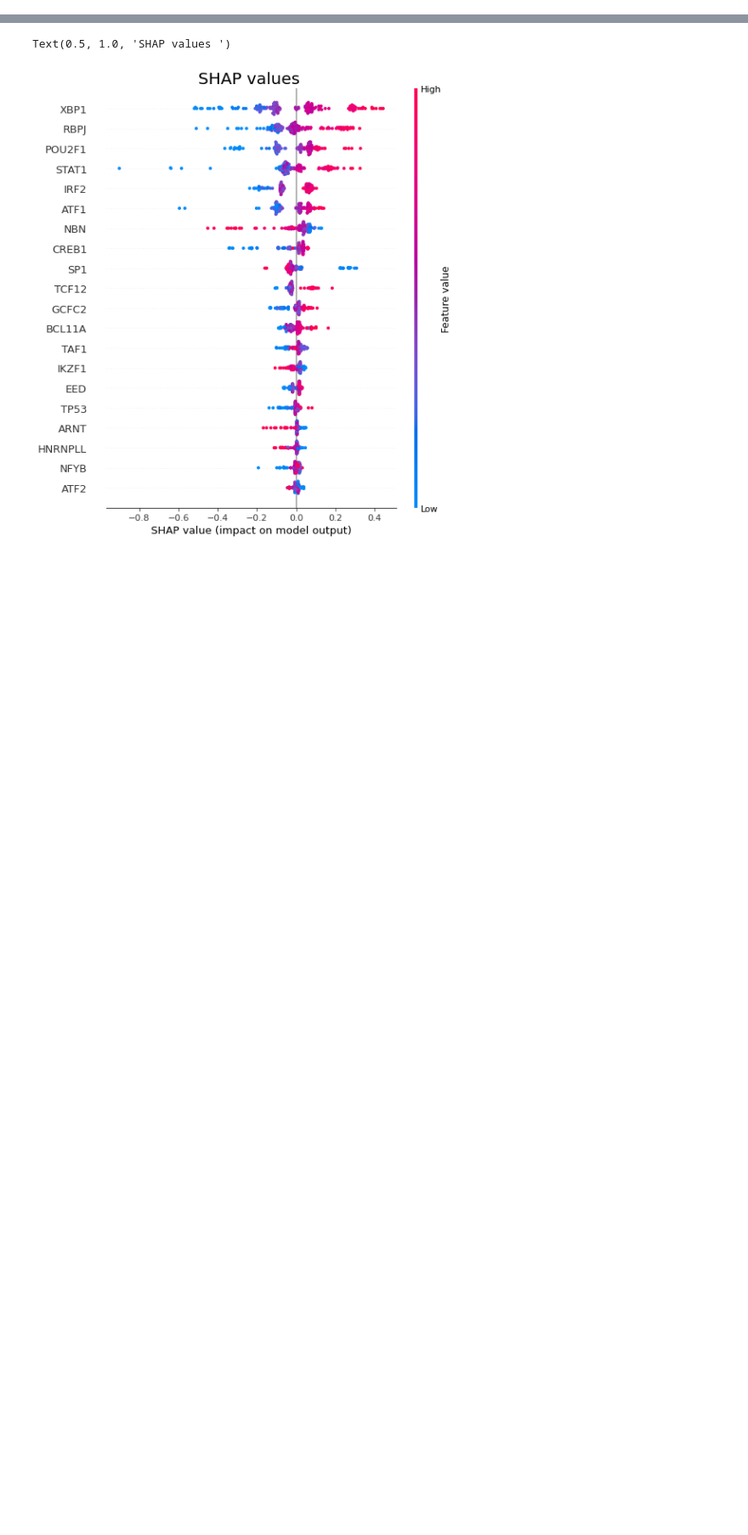
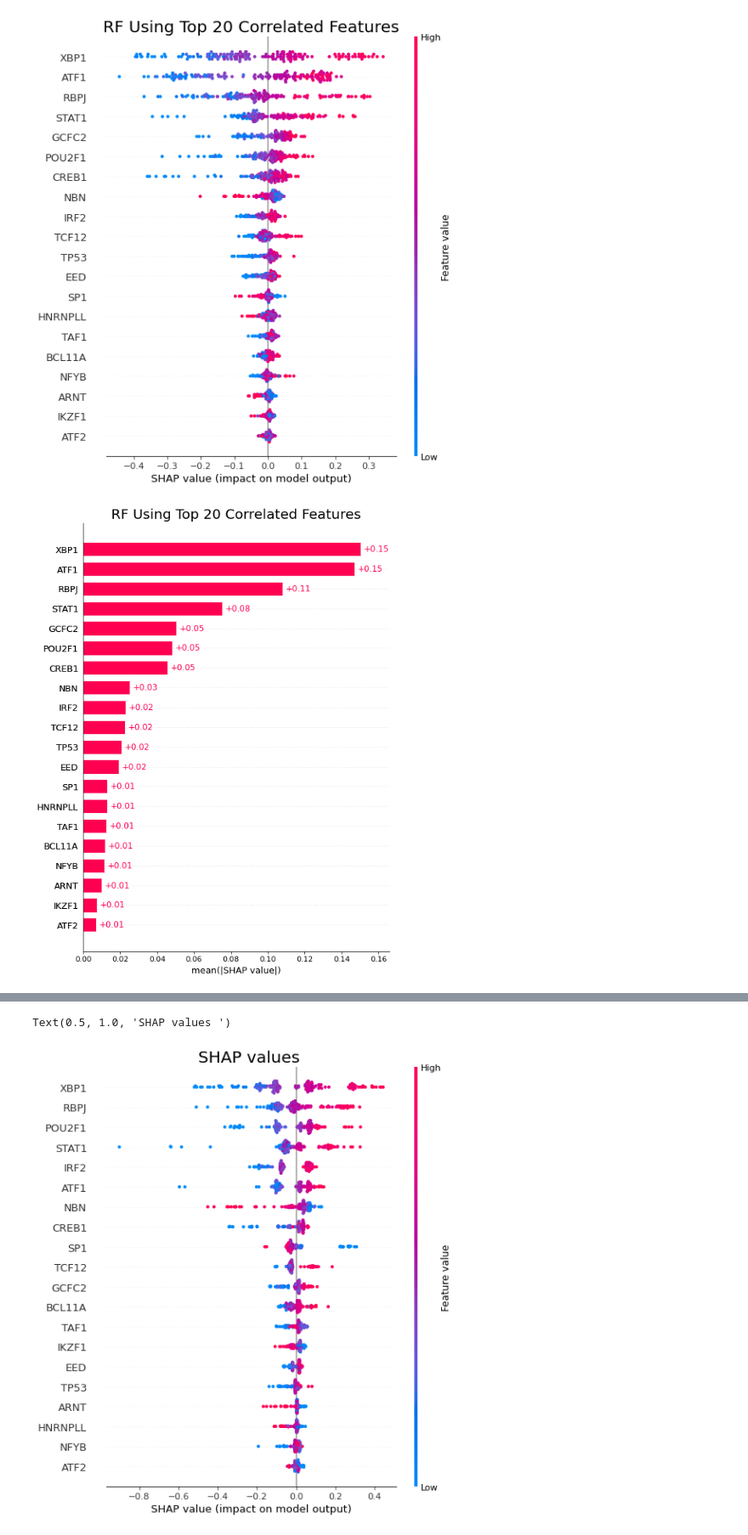
Before and after one commit to vishesh-sarinDXB/CD38_Predictor, a Jupyter notebook: notebooks/3-vs-model-explainability-with-shap.ipynb, the cells around one changed output, grey strips where cells are left out. Shown at 85% size. Cells and saved outputs as stored; diff of their text form; code cells hidden in the pictures; blank space fills up the shorter version.

```diff
--- a/notebooks/3-vs-model-explainability-with-shap.ipynb
+++ b/notebooks/3-vs-model-explainability-with-shap.ipynb
@@ -19,0 +16,6 @@ explainer = shap.Explainer(xgb_t20_corr)
+# %%
+#corr RF
+shapPlots("../models/RF_TOP20_CORR_PARAMS", "RF Using Top 20 Correlated Features", X_test_corr)
+# %% [output]
+[figure, added]
+[figure, added]
```
Also changed, not shown: parts of 13 cells of this notebook, 13 other files.
